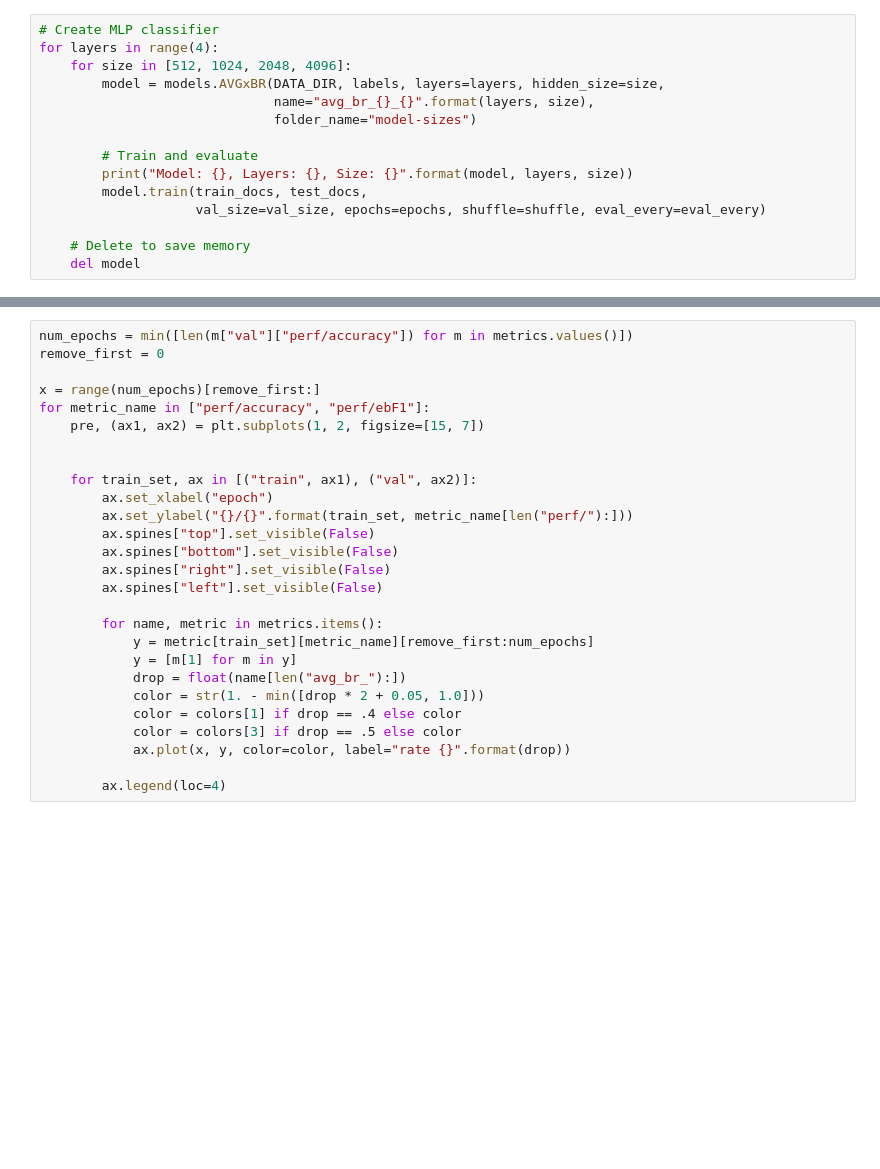
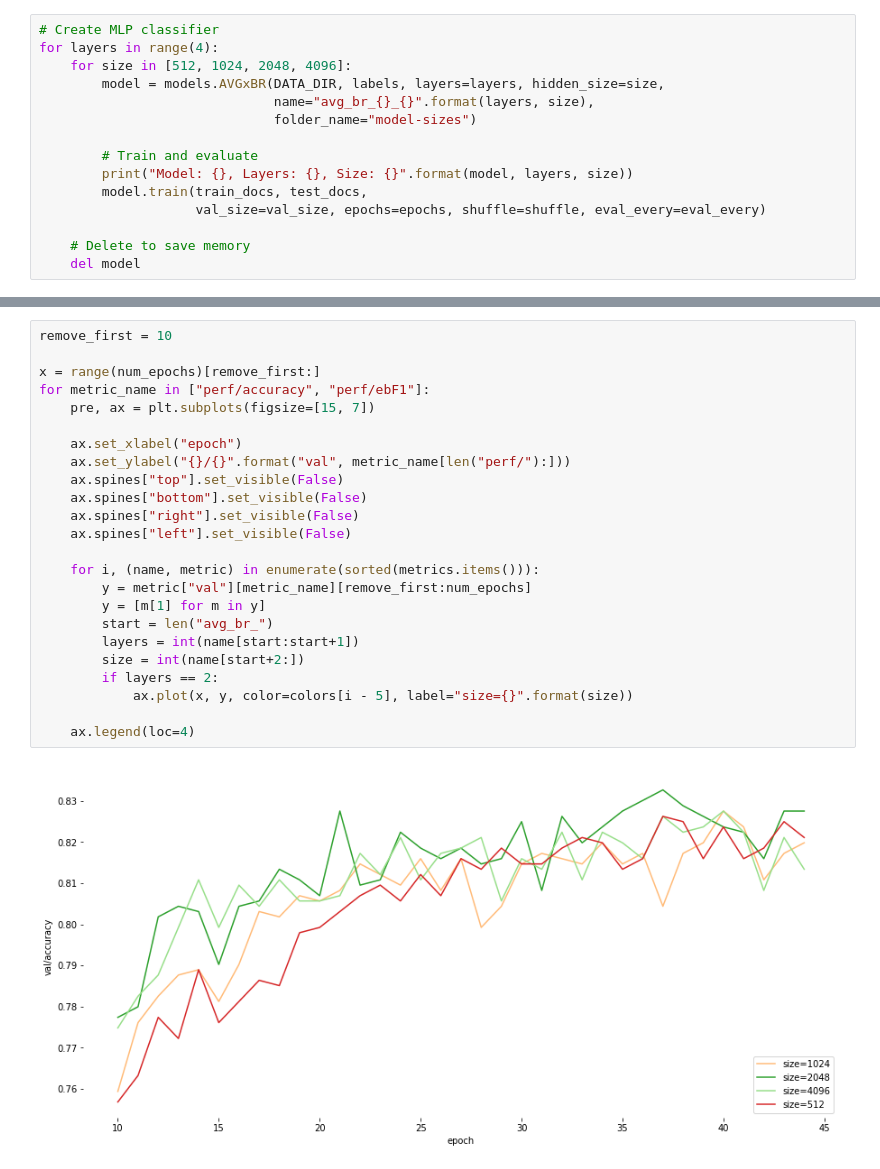
Before and after one commit to jpbottaro/anna, a Jupyter notebook: notebook/text/reuters21578/network-size.ipynb, the cells around one changed output, grey strips where cells are left out. Cells and saved outputs as stored; diff of their text form; blank space fills up the shorter version.

```diff
--- a/notebook/text/reuters21578/network-size.ipynb
+++ b/notebook/text/reuters21578/network-size.ipynb
@@ -58,27 +97,26 @@ metrics = summary.parse_all(os.path.join(DATA_DIR, "model-sizes"))
 # %%
-num_epochs = min([len(m["val"]["perf/accuracy"]) for m in metrics.values()])
-remove_first = 0
+remove_first = 10
 
 x = range(num_epochs)[remove_first:]
 for metric_name in ["perf/accuracy", "perf/ebF1"]:
-    pre, (ax1, ax2) = plt.subplots(1, 2, figsize=[15, 7])
+    pre, ax = plt.subplots(figsize=[15, 7])
 
+    ax.set_xlabel("epoch")
+    ax.set_ylabel("{}/{}".format("val", metric_name[len("perf/"):]))
+    ax.spines["top"].set_visible(False)
+    ax.spines["bottom"].set_visible(False)
+    ax.spines["right"].set_visible(False)
+    ax.spines["left"].set_visible(False)
 
-    for train_set, ax in [("train", ax1), ("val", ax2)]:
-        ax.set_xlabel("epoch")
-        ax.set_ylabel("{}/{}".format(train_set, metric_name[len("perf/"):]))
-        ax.spines["top"].set_visible(False)
-        ax.spines["bottom"].set_visible(False)
-        ax.spines["right"].set_visible(False)
-        ax.spines["left"].set_visible(False)
+    for i, (name, metric) in enumerate(sorted(metrics.items())):
+        y = metric["val"][metric_name][remove_first:num_epochs]
+        y = [m[1] for m in y]
+        start = len("avg_br_")
+        layers = int(name[start:start+1])
+        size = int(name[start+2:])
+        if layers == 2:
+            ax.plot(x, y, color=colors[i - 5], label="size={}".format(size))
 
-        for name, metric in metrics.items():
-            y = metric[train_set][metric_name][remove_first:num_epochs]
-            y = [m[1] for m in y]
-            drop = float(name[len("avg_br_"):])
-            color = str(1. - min([drop * 2 + 0.05, 1.0]))
-            color = colors[1] if drop == .4 else color
-            color = colors[3] if drop == .5 else color
-            ax.plot(x, y, color=color, label="rate {}".format(drop))
-
-        ax.legend(loc=4)
+    ax.legend(loc=4)
+# %% [output]
+[figure, added]
```
Also changed, not shown: parts of 7 cells of this notebook.
